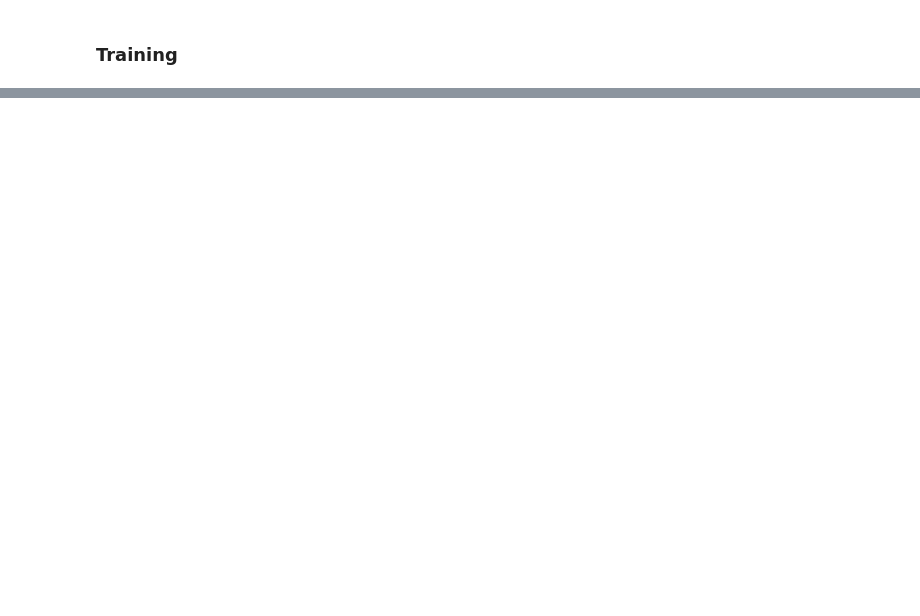
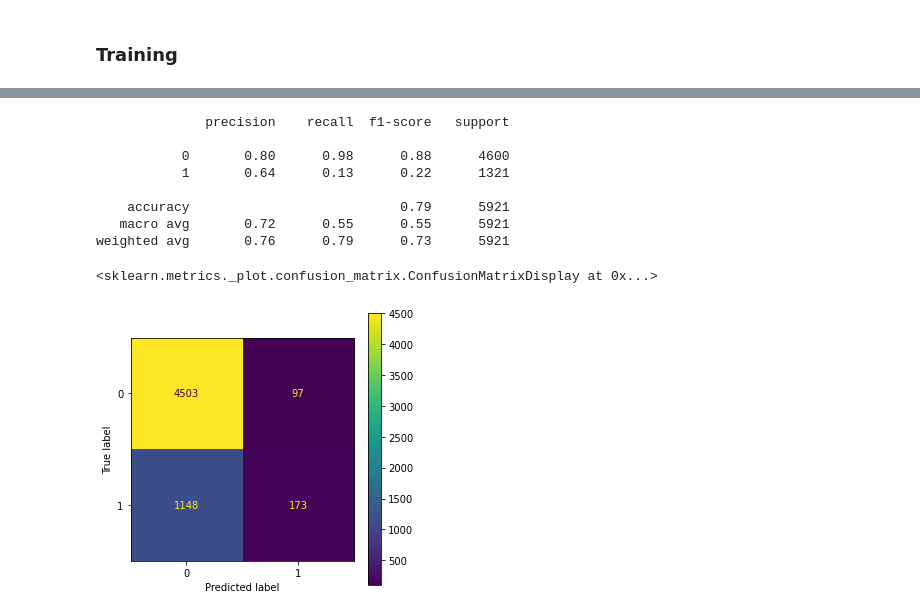
Before and after one commit to huuthieu/fedonce-ssl, a Jupyter notebook: uci_features.ipynb, the cells around one changed output, grey strips where cells are left out. Drawn from its saved outputs; the diff is of its cells as text; code cells hidden in the pictures; blank space fills up the shorter version.

```diff
--- a/uci_features.ipynb
+++ b/uci_features.ipynb
@@ -118,0 +267,2 @@ disp.plot(ax=ax)
+# %%
+xs_train_val, y_train_val, xs_test, y_test = load_uci(test_rate = 0.2)
@@ -118,0 +272,20 @@ disp.plot(ax=ax)
+# %%
+X = np.concatenate(xs_train_val, axis=1)
+X_test = np.concatenate(xs_test, axis=1)
+# %%
+# get embeddings for training and test set
+train_embeddings = predict_local(X, model)
+test_embeddings = predict_local(X_test, model)
+# %%
+clf = LogisticRegression()
+
+# vanilla dataset: train the classifier on the original data
+clf.fit(X, y_train_val)
+vanilla_predictions = clf.predict(X_test)
+
+print(classification_report(y_test, vanilla_predictions))
+cm = confusion_matrix(y_test, vanilla_predictions)
+disp = ConfusionMatrixDisplay(confusion_matrix=cm)
+
+fig, ax = plt.subplots(figsize=(5, 5))
+disp.plot(ax=ax)
@@ -118,0 +310,22 @@ disp.plot(ax=ax)
+# %%
+# embeddings dataset: train the classifier on the embeddings
+clf.fit(train_embeddings, y_train_val)
+vanilla_predictions = clf.predict(test_embeddings)
+
+print(classification_report(y_test, vanilla_predictions))
+cm = confusion_matrix(y_test, vanilla_predictions)
+disp = ConfusionMatrixDisplay(confusion_matrix=cm)
+
+fig, ax = plt.subplots(figsize=(5, 5))
+disp.plot(ax=ax)
+# %% [output]
+              precision    recall  f1-score   support
+
+           0       0.80      0.98      0.88      4600
+           1       0.64      0.13      0.22      1321
+
+    accuracy                           0.79      5921
+   macro avg       0.72      0.55      0.55      5921
+weighted avg       0.76      0.79      0.73      5921
+<sklearn.metrics._plot.confusion_matrix.ConfusionMatrixDisplay at 0x...>
+[figure, added]
```
Also changed, not shown: parts of 24 cells of this notebook.
